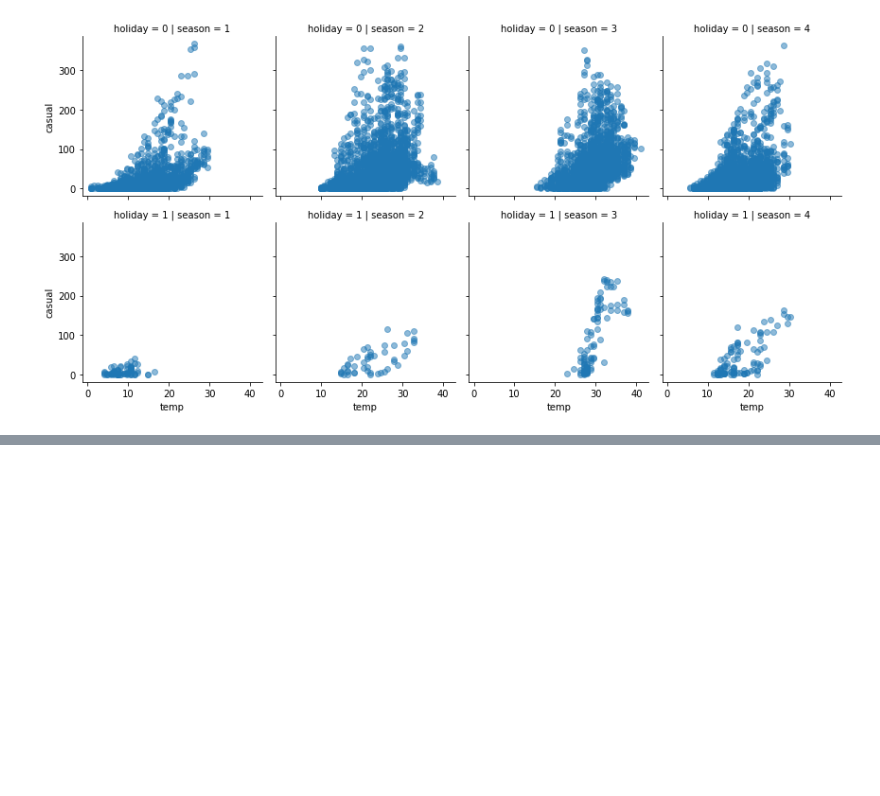
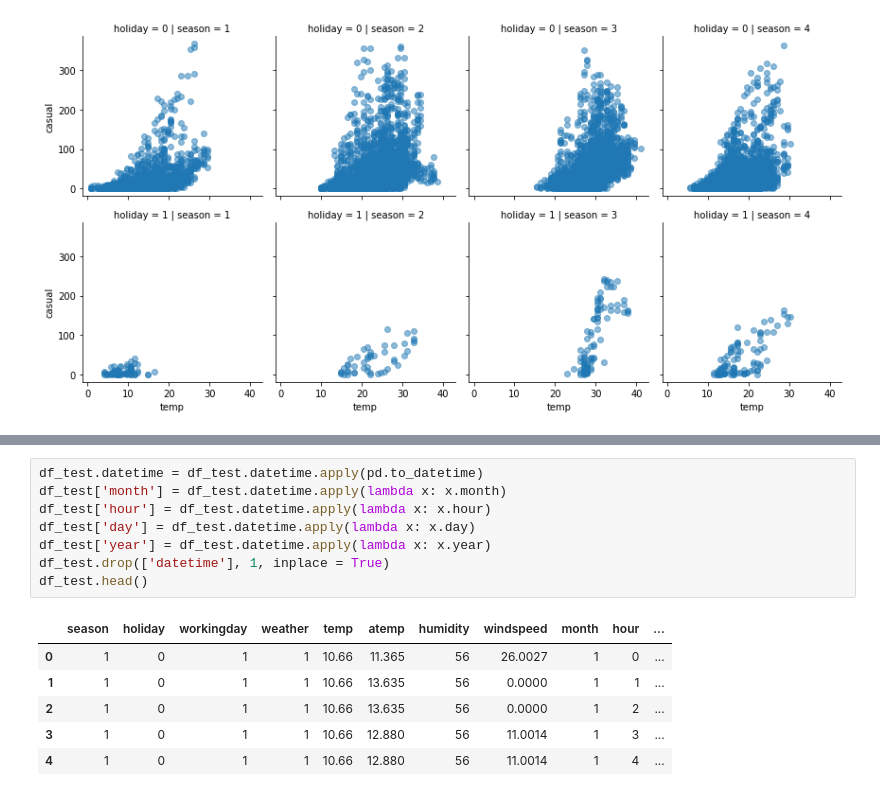
Before and after one commit to jaeyoon89/jaeyoon_study, a Jupyter notebook: bike_sharing_demand_study.ipynb, the cells around one changed output, grey strips where cells are left out. Saved outputs shown, nothing was run; the diff lists cells and outputs as text; blank space fills up the shorter version.

```diff
--- a/bike_sharing_demand_study.ipynb
+++ b/bike_sharing_demand_study.ipynb
@@ -72,0 +124,15 @@ grid.map(plt.scatter, 'temp','casual',alpha=0.5)
+# %%
+df_test.datetime = df_test.datetime.apply(pd.to_datetime)
+df_test['month'] = df_test.datetime.apply(lambda x: x.month)
+df_test['hour'] = df_test.datetime.apply(lambda x: x.hour)
+df_test['day'] = df_test.datetime.apply(lambda x: x.day)
+df_test['year'] = df_test.datetime.apply(lambda x: x.year)
+df_test.drop(['datetime'], 1, inplace = True)
+df_test.head()
+# %% [output]
+|  | season | holiday | workingday | weather | temp | atemp | humidity | windspeed | month | hour | ... |
+| 0 | 1 | 0 | 1 | 1 | 10.66 | 11.365 | 56 | 26.0027 | 1 | 0 | ... |
+| 1 | 1 | 0 | 1 | 1 | 10.66 | 13.635 | 56 | 0.0000 | 1 | 1 | ... |
+| 2 | 1 | 0 | 1 | 1 | 10.66 | 13.635 | 56 | 0.0000 | 1 | 2 | ... |
+| 3 | 1 | 0 | 1 | 1 | 10.66 | 12.880 | 56 | 11.0014 | 1 | 3 | ... |
+| 4 | 1 | 0 | 1 | 1 | 10.66 | 12.880 | 56 | 11.0014 | 1 | 4 | ... |
```
Also changed, not shown: parts of 12 cells of this notebook.
